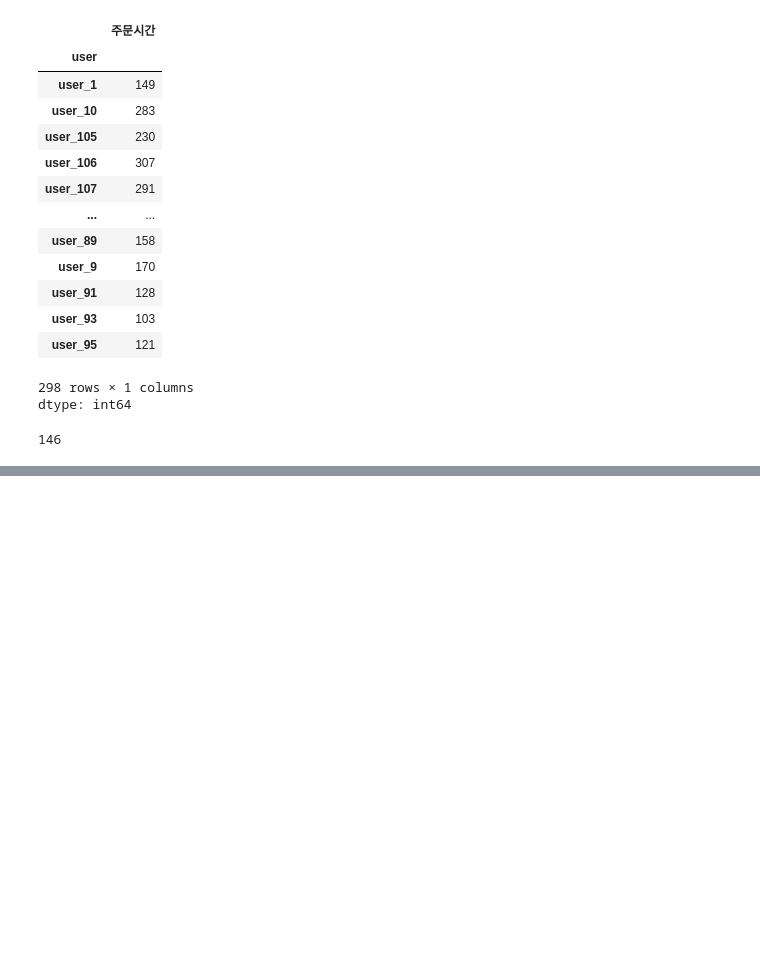
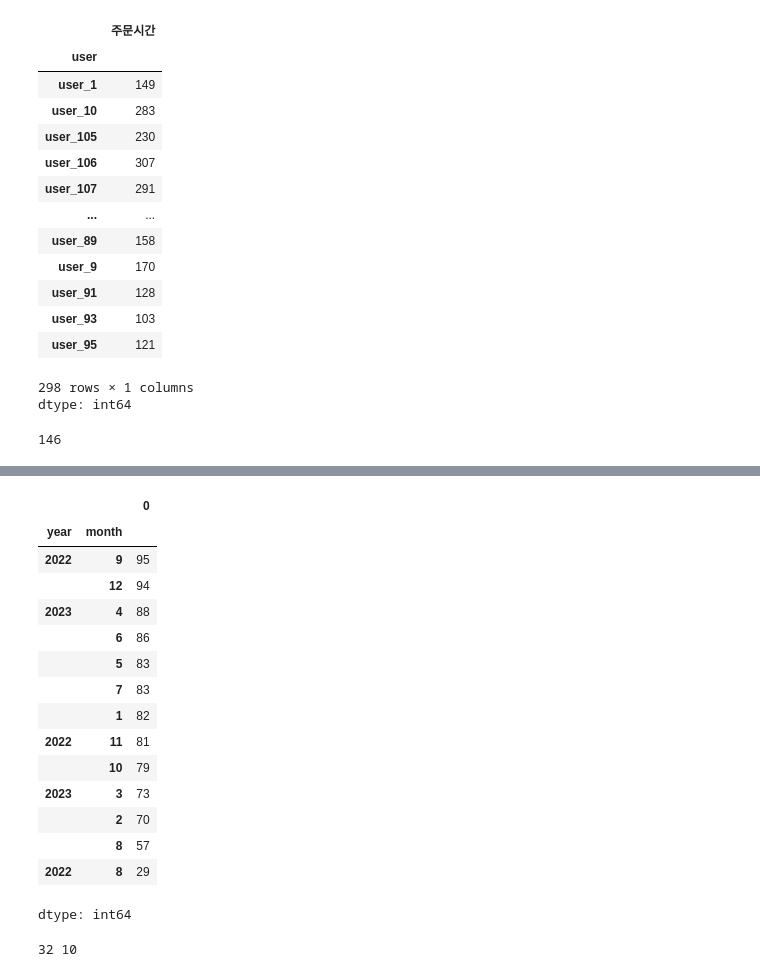
Before and after one commit to bbang-jun/Big-Data-Analysis-Engineer-Practical-Test, a Jupyter notebook: 작업형1/작업형1_연습문제.ipynb, the cells around one changed output, grey strips where cells are left out. Saved outputs shown, nothing was run; the diff lists cells and outputs as text; code cells hidden in the pictures; blank space fills up the shorter version.

Commit message:
작업형1 # Section 26 날짜와 시간 정보 변환, 비율

```diff
--- a/작업형1/작업형1_연습문제.ipynb
+++ b/작업형1/작업형1_연습문제.ipynb
@@ -1444,3 +1444,12 @@ df = df[cond]
 print(len(df))
 # %% [output]
 146
+# %%
+# Section 26 날짜와 시간 정보 변환, 비율
+# 1. 주문이 가장 많이 발생한 연-월을 찾으시오.
+# 2. 해당 연-월에 '배고팡' 앱을 통한 주문 중 '앱결제'로 결제된 주문의 비율을 계산하시오. (반올림 후 소수 둘째 자리까지 계산)
+
+# 기본 코드
+import pandas as pd
+df = pd.read_csv('delivery_time.csv')
+df
@@ -1446,0 +1470,35 @@ print(len(df))
+# %%
+# 1. 주문이 가장 많이 발생한 연-월을 찾으시오.
+df['주문시간'] = pd.to_datetime(df['주문시간'])
+df['year'] = df['주문시간'].dt.year
+df['month'] = df['주문시간'].dt.month
+df_cnt = df.groupby(['year', 'month']).size().sort_values(ascending = False)
+df_cnt
+# %% [output]
+|  |  | 0 |
+| year | month |  |
+| 2022 | 9 | 95 |
+|  | 12 | 94 |
+| 2023 | 4 | 88 |
+|  | 6 | 86 |
+|  | 5 | 83 |
+|  | 7 | 83 |
+|  | 1 | 82 |
+| 2022 | 11 | 81 |
+|  | 10 | 79 |
+| 2023 | 3 | 73 |
+|  | 2 | 70 |
+|  | 8 | 57 |
+| 2022 | 8 | 29 |
+dtype: int64
+# %%
+# 2. 해당 연-월에 '배고팡' 앱을 통한 주문 중 '앱결제'로 결제된 주문의 비율을 계산하시오. (반올림 후 소수 둘째 자리까지 계산)
+cond = (df['year'] == 2022) & (df['month'] == 9) & (df['앱종류'] == '배고팡')
+df = df[cond]
+total = len(df) # 32
+cond = (df['결제종류'] == '앱결제')
+df = df[cond]
+app_total = len(df)
+print(total, app_total)
+# %% [output]
+32 10
```
Also changed, not shown: parts of 1 cell of this notebook, 1 other file.
